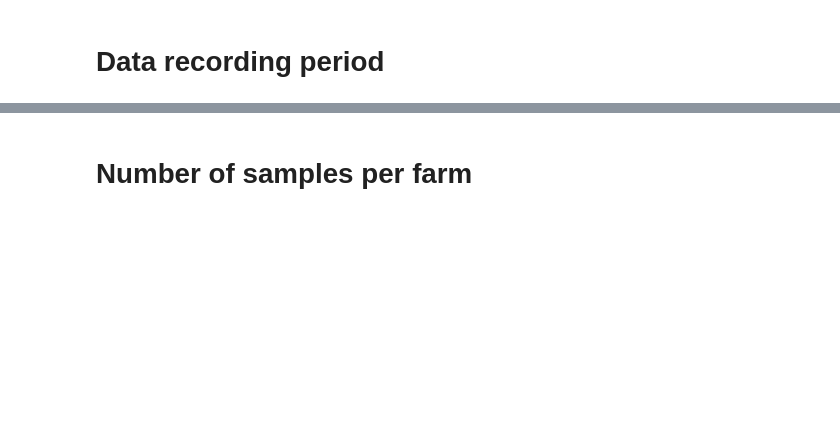
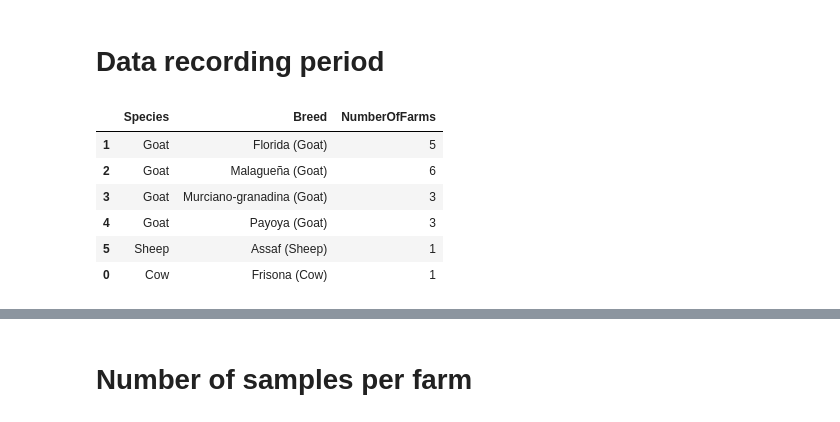
Before and after one commit to bryantchakote/aic-2024, a Jupyter notebook: notebooks/data_analysis.ipynb, the cells around one changed output, grey strips where cells are left out. Cells and saved outputs as stored; diff of their text form; code cells hidden in the pictures; blank space fills up the shorter version.

```diff
--- a/notebooks/data_analysis.ipynb
+++ b/notebooks/data_analysis.ipynb
@@ -25,0 +47,46 @@ MilkMeasurements["ManagementAreaId"] = MilkMeasurements["ManagementAreaId"].asty
+# %%
+# Map breed labels to IDs
+breed_mapping = {
+    "Florida (Goat)": 0,
+    "Malagueña (Goat)": 1,
+    "Murciano-granadina (Goat)": 2,
+    "Payoya (Goat)": 3,
+    "Assaf (Sheep)": 4,
+    "Frisona (Cow)": 5,
+}
+MilkMeasurements["Breed"] = MilkMeasurements["Breed"].map(breed_mapping)
+
+# Breed inverse mapping dictionary
+breed_mapping_inverse = {int_label: breed_name for (breed_name, int_label) in breed_mapping.items()}
+
+# Sort values according to breed
+MilkMeasurements.sort_values("Breed", inplace=True)
+
+# Get species and breed count per farm
+animal_cols = ["Species", "Breed"]
+
+AnimalCountPerFarm = (
+    MilkMeasurements[["ManagementAreaId"] + animal_cols]
+    .drop_duplicates()
+    .groupby(animal_cols)
+    .size()
+    .reset_index()
+    .rename(columns={0: "NumberOfFarms"})
+    .sort_values("Breed")
+)
+
+# Map back breed IDs to labels
+AnimalCountPerFarm["Breed"] = AnimalCountPerFarm["Breed"].map(breed_mapping_inverse)
+MilkMeasurements["Breed"] = MilkMeasurements["Breed"].map(breed_mapping_inverse)
+
+# Save and display
+AnimalCountPerFarm.to_csv(output / "AnimalCountPerFarm.csv", index=False)
+AnimalCountPerFarm
+# %% [output]
+|  | Species | Breed | NumberOfFarms |
+| 1 | Goat | Florida (Goat) | 5 |
+| 2 | Goat | Malagueña (Goat) | 6 |
+| 3 | Goat | Murciano-granadina (Goat) | 3 |
+| 4 | Goat | Payoya (Goat) | 3 |
+| 5 | Sheep | Assaf (Sheep) | 1 |
+| 0 | Cow | Frisona (Cow) | 1 |
```
Also changed, not shown: parts of 11 cells of this notebook, 22 other files.
